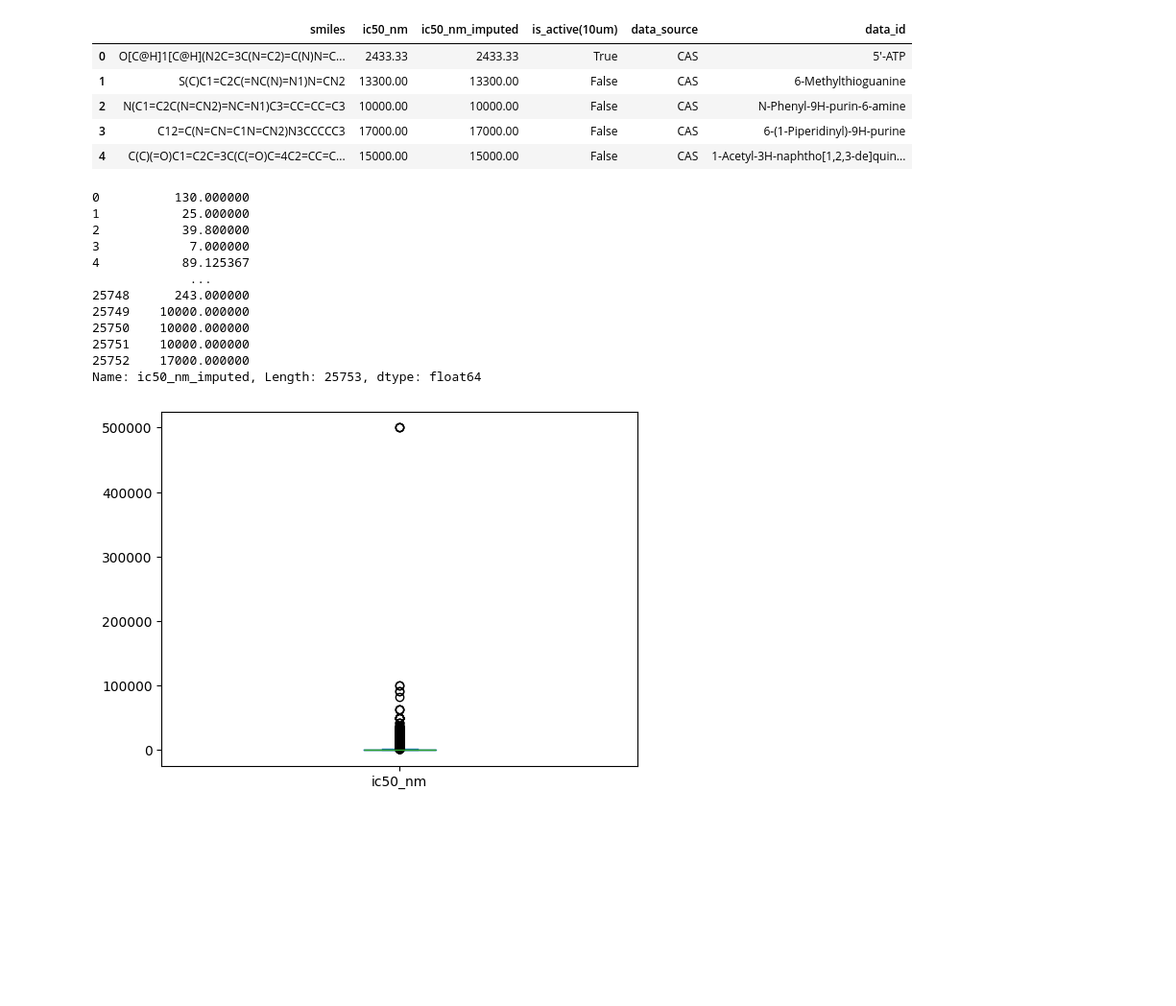
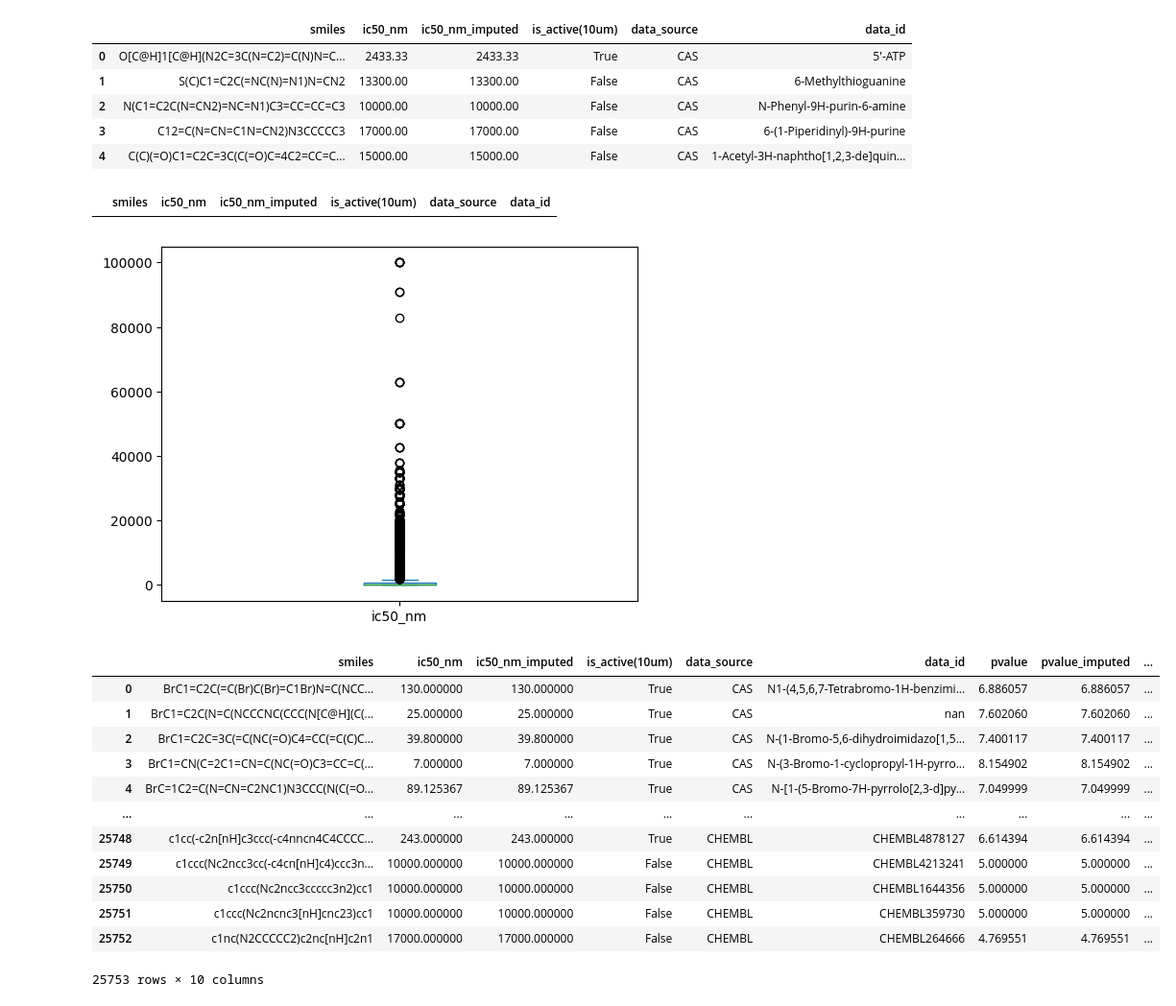
Before and after one commit to Hawon-Lee/dacon-jump-ai-2025, a Jupyter notebook: notebooks/250709_preprocessing.ipynb, the cells around one changed output. Shown at 96% size. Cells and saved outputs as stored; diff of their text form; code cells hidden in the pictures; blank space fills up the shorter version.

Commit message:
Add Medai molecule ids

```diff
--- a/notebooks/250709_preprocessing.ipynb
+++ b/notebooks/250709_preprocessing.ipynb
@@ -210,28 +210,17 @@ combined_dedup = combined.groupby('smiles').agg({
     'data_source': lambda x: ', '.join(x.unique()),
     'data_id': lambda x: ', '.join(x.astype(str).unique())
 }).reset_index()
+# %%
+# ic50_nm 분포 확인
+combined_dedup['ic50_nm'].plot(kind="box") # 500000 은 이상치로 보임
+combined_dedup[combined_dedup['ic50_nm'] > 100000]
+# %% [output]
+|  | smiles | ic50_nm | ic50_nm_imputed | is_active(10um) | data_source | data_id |
+[figure, added]
 # %%
-# ic50_nm 분포 확인
-combined_dedup['ic50_nm'].plot(kind="box") # 500000 은 이상치로 보임
-combined_dedup[combined_dedup['ic50_nm'] > 100000]
-
 # 최대치는 100000으로 thresholding하겠습니다.
 combined_dedup['ic50_nm'] = combined_dedup['ic50_nm'].apply(lambda x: 100000 if x > 100000 else x)
 combined_dedup['ic50_nm_imputed'] = combined_dedup['ic50_nm_imputed'].apply(lambda x: 100000 if x > 100000 else x)
-# %% [output]
-0          130.000000
-1           25.000000
-2           39.800000
-3            7.000000
-4           89.125367
-             ...
-25748      243.000000
-25749    10000.000000
-25750    10000.000000
-25751    10000.000000
-25752    17000.000000
-Name: ic50_nm_imputed, Length: 25753, dtype: float64
-[figure, removed]
 # %%
 # pIC50 변환
 combined_dedup['pvalue'] = combined_dedup['ic50_nm'].apply(IC50_to_pIC50)
@@ -246,4 +235,23 @@ def smiles2mol(smiles):
     return mol
 
 combined_dedup['rdmol'] = combined_dedup['smiles'].apply(smiles2mol)
+# %%
+# molecule id 통일
+combined_dedup['medai_id'] = [f'Medai_{i:05d}' for i in combined_dedup.index]
+# %%
+combined_dedup
+# %% [output]
+|  | smiles | ic50_nm | ic50_nm_imputed | is_active(10um) | data_source | data_id | pvalue | pvalue_imputed | ... |
+| 0 | BrC1=C2C(=C(Br)C(Br)=C1Br)N=C(NCC... | 130.000000 | 130.000000 | True | CAS | N1-(4,5,6,7-Tetrabromo-1H-benzimi... | 6.886057 | 6.886057 | ... |
+| 1 | BrC1=C2C(N=C(NCCCNC(CCC(N[C@H](C(... | 25.000000 | 25.000000 | True | CAS | nan | 7.602060 | 7.602060 | ... |
+| 2 | BrC1=C2C=3C(=C(NC(=O)C4=CC(=C(C)C... | 39.800000 | 39.800000 | True | CAS | N-(1-Bromo-5,6-dihydroimidazo[1,5... | 7.400117 | 7.400117 | ... |
+| 3 | BrC1=CN(C=2C1=CN=C(NC(=O)C3=CC=C(... | 7.000000 | 7.000000 | True | CAS | N-(3-Bromo-1-cyclopropyl-1H-pyrro... | 8.154902 | 8.154902 | ... |
+| 4 | BrC=1C2=C(N=CN=C2NC1)N3CCC(N(C(=O... | 89.125367 | 89.125367 | True | CAS | N-[1-(5-Bromo-7H-pyrrolo[2,3-d]py... | 7.049999 | 7.049999 | ... |
+| ... | ... | ... | ... | ... | ... | ... | ... | ... | ... |
+| 25748 | c1cc(-c2n[nH]c3ccc(-c4nncn4C4CCCC... | 243.000000 | 243.000000 | True | CHEMBL | CHEMBL4878127 | 6.614394 | 6.614394 | ... |
+| 25749 | c1ccc(Nc2ncc3cc(-c4cn[nH]c4)ccc3n... | 10000.000000 | 10000.000000 | False | CHEMBL | CHEMBL4213241 | 5.000000 | 5.000000 | ... |
+| 25750 | c1ccc(Nc2ncc3ccccc3n2)cc1 | 10000.000000 | 10000.000000 | False | CHEMBL | CHEMBL1644356 | 5.000000 | 5.000000 | ... |
+| 25751 | c1ccc(Nc2ncnc3[nH]cnc23)cc1 | 10000.000000 | 10000.000000 | False | CHEMBL | CHEMBL359730 | 5.000000 | 5.000000 | ... |
+| 25752 | c1nc(N2CCCCC2)c2nc[nH]c2n1 | 17000.000000 | 17000.000000 | False | CHEMBL | CHEMBL264666 | 4.769551 | 4.769551 | ... |
+25753 rows × 10 columns
 # %%
```
Also changed, not shown: parts of 1 cell of this notebook, 1 other file.
